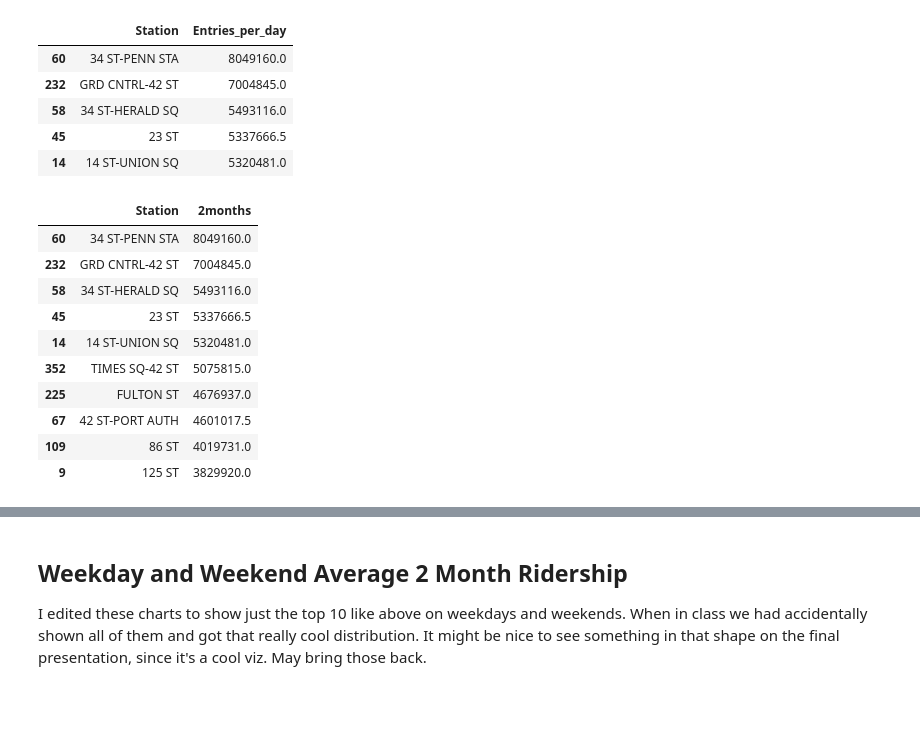
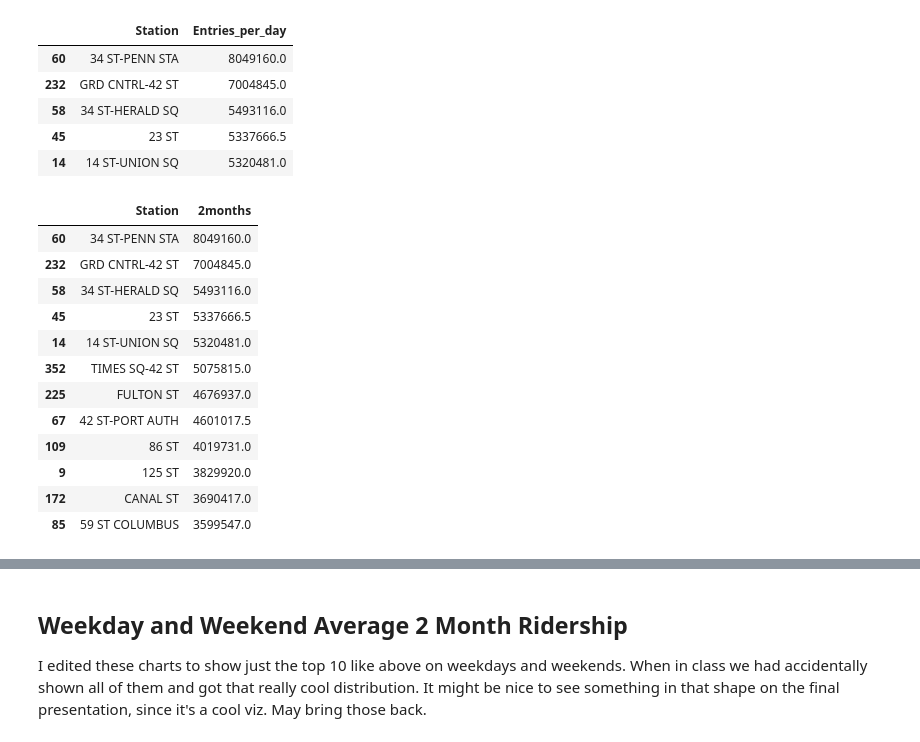
Before and after one commit to marcmuon/mta_turnstile_eda, a Jupyter notebook: MTA_entry_daily_eda_CHARTS.ipynb, the cells around one changed output, grey strips where cells are left out. Saved outputs shown, nothing was run; the diff lists cells and outputs as text; code cells hidden in the pictures; blank space fills up the shorter version.

```diff
--- a/MTA_entry_daily_eda_CHARTS.ipynb
+++ b/MTA_entry_daily_eda_CHARTS.ipynb
@@ -41,19 +42,21 @@ twomonth.head(5)
 # %%
 twomonth.rename(columns={'Entries_per_day':'2months'},inplace=True)
 
 # Get Top 10 Stations
-topten_twomonth = twomonth.head(10)
+topten_twomonth = twomonth.head(12)
 topten_twomonth
 # %% [output]
 |  | Station | 2months |
 | 60 | 34 ST-PENN STA | 8049160.0 |
 | 232 | GRD CNTRL-42 ST | 7004845.0 |
 | 58 | 34 ST-HERALD SQ | 5493116.0 |
 | 45 | 23 ST | 5337666.5 |
 | 14 | 14 ST-UNION SQ | 5320481.0 |
 | 352 | TIMES SQ-42 ST | 5075815.0 |
 | 225 | FULTON ST | 4676937.0 |
 | 67 | 42 ST-PORT AUTH | 4601017.5 |
 | 109 | 86 ST | 4019731.0 |
 | 9 | 125 ST | 3829920.0 |
+| 172 | CANAL ST | 3690417.0 |
+| 85 | 59 ST COLUMBUS | 3599547.0 |
 # %%
```
Also changed, not shown: parts of 6 cells of this notebook.
